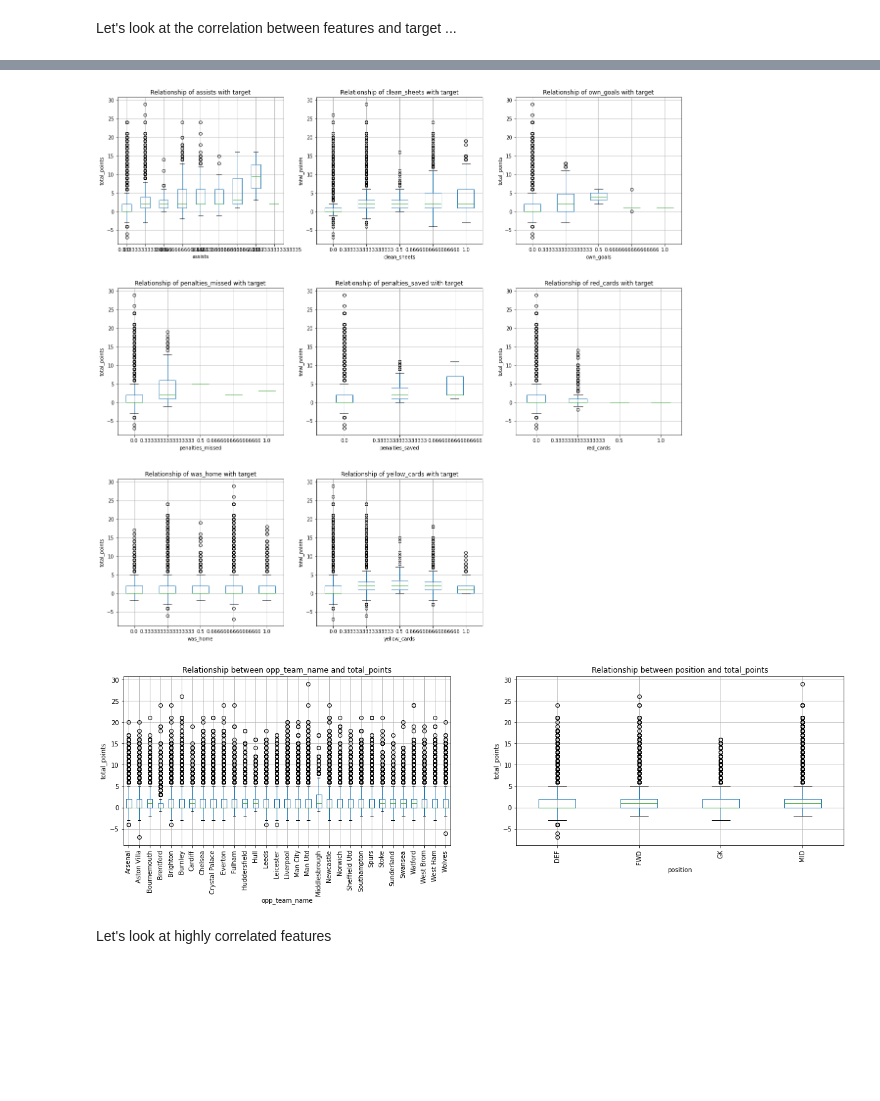
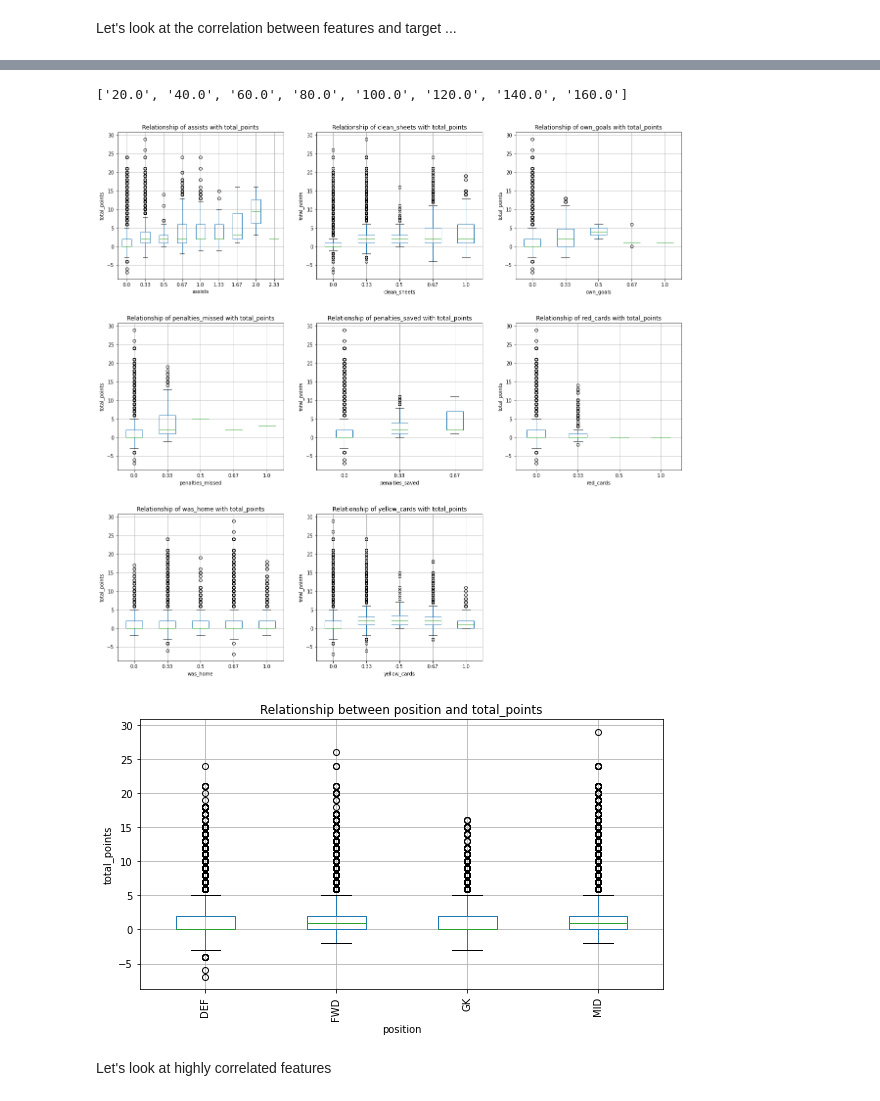
Before and after one commit to eklavyaj/FPL-Predictor, a Jupyter notebook: EDA_avg.ipynb, the cells around one changed output, grey strips where cells are left out. Cells and saved outputs as stored; diff of their text form; code cells hidden in the pictures; blank space fills up the shorter version.

```diff
--- a/EDA_avg.ipynb
+++ b/EDA_avg.ipynb
@@ -251,11 +243,12 @@ cat_vars
-# %%
-# Drop these as they are not categorical features we want to consider (just got included beacuse they are not floats)
-for feature in ['name', 'season_x']:
-    cat_vars.remove(feature)
 # %%
 # Examine the distribution for categorical features (non float datatypes that aren't any of the above)
 
-fig, axes = plt.subplots(nrows=1,ncols=2, figsize=(20,5))
+fig, axes = plt.subplots(nrows=1,ncols=2, figsize=(10, 5))
 for index, feature in enumerate(sorted(cat_vars)):
     df[feature].value_counts().plot(ax=axes[index], subplots=True, kind='bar')
+    axes[index].set_xlabel(feature)
+    axes[index].set_ylabel('count')
+    axes[index].set_title(f'Frequency plot for {feature}')
+
+axes[1].remove()
 # %% [output]
@@ -280,7 +273,7 @@ df_y = df['total_points']
 # %%
 # Examine the correlation with the target for numerical features (floats with 10+ unique values)
 
-fig, axes = plt.subplots(7, 3, figsize=(20,35))
+fig, axes = plt.subplots(6, 3, figsize=(20,35))
 plt.subplots_adjust(hspace=0.3)
 for ax, feature in zip(axes.flatten(), sorted(num_vars)):
     ax.scatter(df_x[feature], df_y)
@@ -292,5 +285,10 @@ for ax, feature in zip(axes.flatten(), sorted(num_vars)):
+# %%
+[str(round(float(label.get_text()), 2)) for label in ax.get_xticklabels()]
+# %% [output]
+['20.0', '40.0', '60.0', '80.0', '100.0', '120.0', '140.0', '160.0']
 # %%
 # Examine the correlation with the target for numerical categorical features (floats with <10 unique values)
+from matplotlib.ticker import StrMethodFormatter
 
 fig, axes = plt.subplots(3, 3, figsize=(20,20))
 plt.subplots_adjust(hspace = 0.3)
@@ -299,29 +297,30 @@ for ax, feature in zip(axes.flatten(), sorted(num_cat_vars)):
     df.boxplot(column=['total_points'], by=[feature], ax=ax)
     ax.set_xlabel(feature)
     ax.set_ylabel('total_points')
-    ax.set_title(f'Relationship of {feature} with target')
-
+    ax.set_title(f'Relationship of {feature} with total_points')
+    ax.set_xticklabels([str(round(float(label.get_text()), 2)) for label in ax.get_xticklabels()])
 
 plt.suptitle('');
 fig.delaxes(axes[2][2])
 # %% [output]
-[figure, old version]
+[figure, new version]
 # %%
 # Examine the correlation with the target for categorical features
 
 fig, axes = plt.subplots(1, 2, figsize=(20,5))
 
 for ax, feature in zip(axes.flatten(), sorted(cat_vars)):
     df.boxplot(column=['total_points'], by=[feature], ax=ax)
     ax.set_xlabel(feature)
     ax.set_ylabel('total_points')
     ax.set_title(f'Relationship between {feature} and total_points')
     ax.set_xticklabels(ax.get_xticklabels(), rotation = 90)
 
+axes[1].remove()
 plt.xticks(rotation = 90)
 plt.suptitle('');
 # %% [output]
-[figure, old version]
+[figure, new version]
 # %% [markdown]
 Let's look at highly correlated features
 # %%
```
Also changed, not shown: parts of 33 cells of this notebook, 4 other files.
